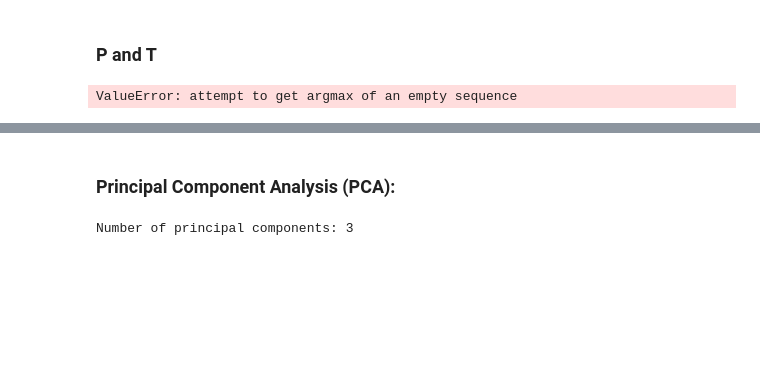
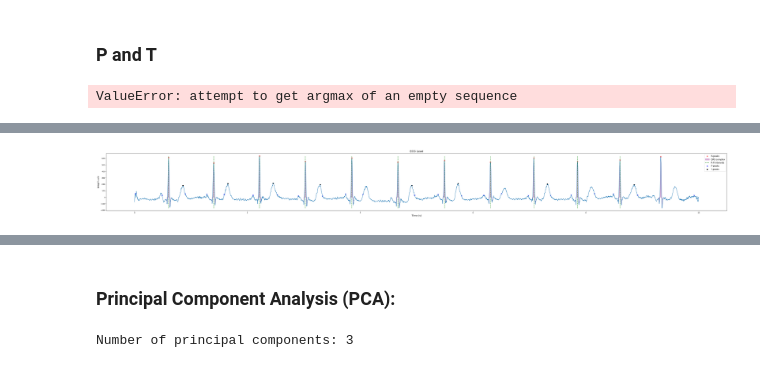
Before and after one commit to cepdnaclk/e18-4yp-GPU-Acceleration-for-Deep-Learning-based-Comprehensive-ECG-analysis, a Jupyter notebook: code/others/ECG_feature_extraction.ipynb, the cells around one changed output, grey strips where cells are left out. Drawn from its saved outputs; the diff is of its cells as text; code cells hidden in the pictures; blank space fills up the shorter version.

Commit message:
T peak done

```diff
--- a/code/others/ECG_feature_extraction.ipynb
+++ b/code/others/ECG_feature_extraction.ipynb
@@ -249,6 +249,16 @@ def plot_ecg_lead(ecg_lead, sampling_rate, rr_intervals=None, qrs_durations=None
             rr_interval = rr_intervals[i]
             ax.vlines(peak_time, ymin=np.min(ecg_lead), ymax=np.max(ecg_lead), colors='g', linestyles='--', label='R-R intervals' if i == 0 else None)
 
+    # Plot P-peaks
+    if p_peaks is not None:
+        p_peak_times = p_peaks / sampling_rate
+        ax.scatter(p_peak_times, ecg_lead[p_peaks], color='g', marker='+', label='P-peaks', s=40)
+
+    # Plot T-peaks
+    if t_peaks is not None:
+        t_peak_times = t_peaks / sampling_rate
+        ax.scatter(t_peak_times, ecg_lead[t_peaks], color='b', marker='o', label='T-peaks', s=40)
+
     ax.legend(fontsize=12)  # Increased font size for legend
     plt.show()
 
@@ -311,8 +323,8 @@ def extract_t_peaks(ecg_lead, rr_intervals):
         r_next_peak = peaks[i+1]
 
         # Define a search window for the T-peak
-        window_start = r_peak + int(0.3 * rr_intervals[i])  # Adjust this value as needed
-        window_end = r_next_peak - int(0.1 * rr_intervals[i])  # Adjust this value as needed
+        window_start = r_peak + int(10 * rr_intervals[i] + 150)  # Adjust this value as needed
+        window_end = r_next_peak - int(10* rr_intervals[i])  # Adjust this value as needed
 
         # Find the maximum value within the search window
         t_peak_idx = window_start + np.argmax(ecg_lead[window_start:window_end])
@@ -336,0 +415,68 @@ ValueError: attempt to get argmax of an empty sequence
+# %%
+def plot_ecg_lead(ecg_lead, sampling_rate, rr_intervals=None, qrs_durations=None, qrs_amplitudes=None):
+    # Calculate time axis
+    time = np.arange(len(ecg_lead)) / sampling_rate
+
+    # Plot ECG lead
+    fig, ax = plt.subplots(figsize=(64, 6))  # Increased plot size
+    ax.plot(time, ecg_lead)
+    ax.set_xlabel('Time (s)', fontsize=14)  # Increased font size for x-axis label
+    ax.set_ylabel('Amplitude', fontsize=14)  # Increased font size for y-axis label
+    ax.set_title('ECG Lead', fontsize=16)  # Increased font size for title
+
+    # Find R-peak locations
+    peaks, _ = find_peaks(ecg_lead, distance=350)
+
+    # Plot R-peaks
+    peak_times = peaks / sampling_rate
+    ax.scatter(peak_times, ecg_lead[peaks], color='r', marker='x', label='R-peaks', s=40)  # Increased marker size
+
+    # Plot QRS complexes
+    if qrs_durations and qrs_amplitudes:
+        qrs_durations = qrs_durations[:len(peak_times)]
+        qrs_amplitudes = qrs_amplitudes[:len(peak_times)]
+        for peak_idx, (duration, amplitude) in enumerate(zip(qrs_durations, qrs_amplitudes)):
+            peak_time = peak_times[peak_idx]
+            qrs_start = peak_time - duration / 2
+            qrs_end = peak_time + duration / 2
+            qrs_segment = ecg_lead[int(qrs_start * sampling_rate):int(qrs_end * sampling_rate)]
+            ax.fill_between(time[int(qrs_start * sampling_rate):int(qrs_end * sampling_rate)], qrs_segment, alpha=0.3, color='purple', label='QRS complex' if peak_idx == 0 else None)
+
+    # Plot R-R intervals
+    # if rr_intervals is not None:
+    #     rr_times = np.cumsum(rr_intervals)
+    #     ax.vlines(rr_times, ymin=np.min(ecg_lead), ymax=np.max(ecg_lead), colors='g', linestyles='--', label='R-R intervals')
+
+    # Plot R-R intervals
+    if rr_intervals is not None:
+        for i, peak_time in enumerate(peak_times[:-1]):
+            rr_interval = rr_intervals[i]
+            ax.vlines(peak_time, ymin=np.min(ecg_lead), ymax=np.max(ecg_lead), colors='g', linestyles='--', label='R-R intervals' if i == 0 else None)
+
+    # Plot P-peaks
+    if p_peaks is not None:
+        p_peak_times = p_peaks / sampling_rate
+        ax.scatter(p_peak_times, ecg_lead[p_peaks], color='b', marker='x', label='P-peaks', s=40)
+
+    # Plot T-peaks
+    if t_peaks is not None:
+        t_peak_times = t_peaks / sampling_rate
+        ax.scatter(t_peak_times, ecg_lead[t_peaks], color='black', marker='o', label='T-peaks', s=40)
+
+    ax.legend(fontsize=12)  # Increased font size for legend
+    plt.show()
+
+
+# Example usage
+lead_index = 0  # Choose the lead index (0-7)
+ecg_lead = ecg_data[:, lead_index]
+sampling_rate = 500  # Assuming a sampling rate of 500 Hz
+
+# Extract features
+rr_intervals = extract_rr_intervals(ecg_lead)
+qrs_durations, qrs_amplitudes = extract_qrs_features(ecg_lead)
+
+# Plot the ECG lead with R-peaks, QRS complexes, and R-R intervals
+plot_ecg_lead(ecg_lead, sampling_rate, rr_intervals, qrs_durations, qrs_amplitudes)
+# %% [output]
+[figure, added]
```
Also changed, not shown: parts of 6 cells of this notebook.
